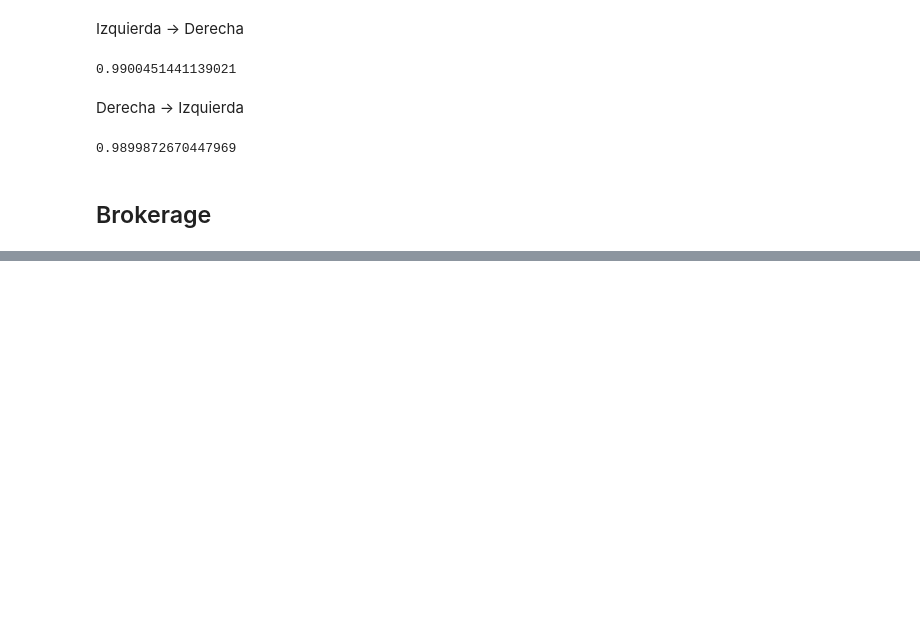
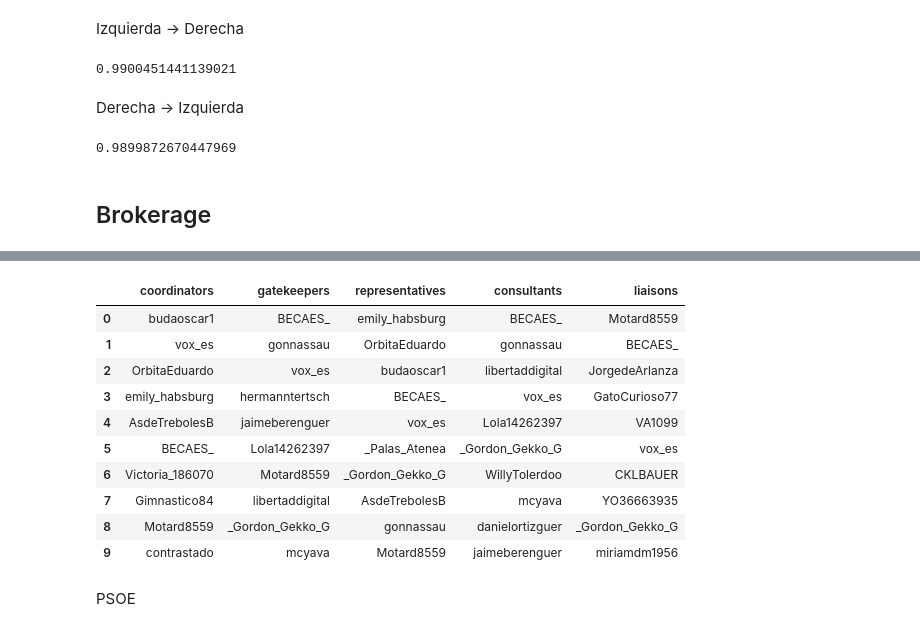
Before and after one commit to Jaimemorillo/electoral-prediction-madrid, a Jupyter notebook: comunidades_tweets.ipynb, the cells around one changed output, grey strips where cells are left out. Saved outputs shown, nothing was run; the diff lists cells and outputs as text; code cells hidden in the pictures; blank space fills up the shorter version.

```diff
--- a/comunidades_tweets.ipynb
+++ b/comunidades_tweets.ipynb
@@ -667,0 +755,44 @@ Name: PODEMOS, dtype: int64
+# %%
+party = 2
+
+total = len(vertex_df_f[vertex_df_f['community_leid']==party])
+coordinators = len(vertex_df_f[(vertex_df_f['community_leid']==party) & (vertex_df_f['coordinator']>0)])
+gatekeepers = len(vertex_df_f[(vertex_df_f['community_leid']==party) & (vertex_df_f['gatekeeper']>0)])
+representatives = len(vertex_df_f[(vertex_df_f['community_leid']==party) & (vertex_df_f['representative']>0)])
+consultants = len(vertex_df_f[(vertex_df_f['community_leid']==party) & (vertex_df_f['consultant']>0)])
+liaisons = len(vertex_df_f[(vertex_df_f['community_leid']==party) & (vertex_df_f['liaison']>0)])
+
+brok_df_com.loc[party,'party'] ='VOX'
+brok_df_com.loc[party, 1:] = [round((coordinators/total)*100,2),
+                              round((gatekeepers/total)*100,2),
+                              round((representatives/total)*100,2),
+                              round((consultants/total)*100,2),
+                              round((liaisons/total)*100,2)]
+# %%
+data = {'coordinators':vertex_df_f[vertex_df_f['community_leid']==party].sort_values('coordinator',
+                                                                                 ascending=False)['name'].head(10).values,
+        'gatekeepers':vertex_df_f[vertex_df_f['community_leid']==party].sort_values('gatekeeper',
+                                                                                 ascending=False)['name'].head(10).values,
+        'representatives':vertex_df_f[vertex_df_f['community_leid']==party].sort_values('representative',
+                                                                                 ascending=False)['name'].head(10).values,
+        'consultants':vertex_df_f[vertex_df_f['community_leid']==party].sort_values('consultant',
+                                                                                 ascending=False)['name'].head(10).values,
+        'liaisons':vertex_df_f[vertex_df_f['community_leid']==party].sort_values('liaison',
+                                                                                 ascending=False)['name'].head(10).values
+        }
+
+pd.DataFrame(data)
+# %% [output]
+|  | coordinators | gatekeepers | representatives | consultants | liaisons |
+| 0 | budaoscar1 | BECAES_ | emily_habsburg | BECAES_ | Motard8559 |
+| 1 | vox_es | gonnassau | OrbitaEduardo | gonnassau | BECAES_ |
+| 2 | OrbitaEduardo | vox_es | budaoscar1 | libertaddigital | JorgedeArlanza |
+| 3 | emily_habsburg | hermanntertsch | BECAES_ | vox_es | GatoCurioso77 |
+| 4 | AsdeTrebolesB | jaimeberenguer | vox_es | Lola14262397 | VA1099 |
+| 5 | BECAES_ | Lola14262397 | _Palas_Atenea | _Gordon_Gekko_G | vox_es |
+| 6 | Victoria_186070 | Motard8559 | _Gordon_Gekko_G | WillyTolerdoo | CKLBAUER |
+| 7 | Gimnastico84 | libertaddigital | AsdeTrebolesB | mcyava | YO36663935 |
+| 8 | Motard8559 | _Gordon_Gekko_G | gonnassau | danielortizguer | _Gordon_Gekko_G |
+| 9 | contrastado | mcyava | Motard8559 | jaimeberenguer | miriamdm1956 |
+# %% [markdown]
+PSOE
```
Also changed, not shown: parts of 18 cells of this notebook.
